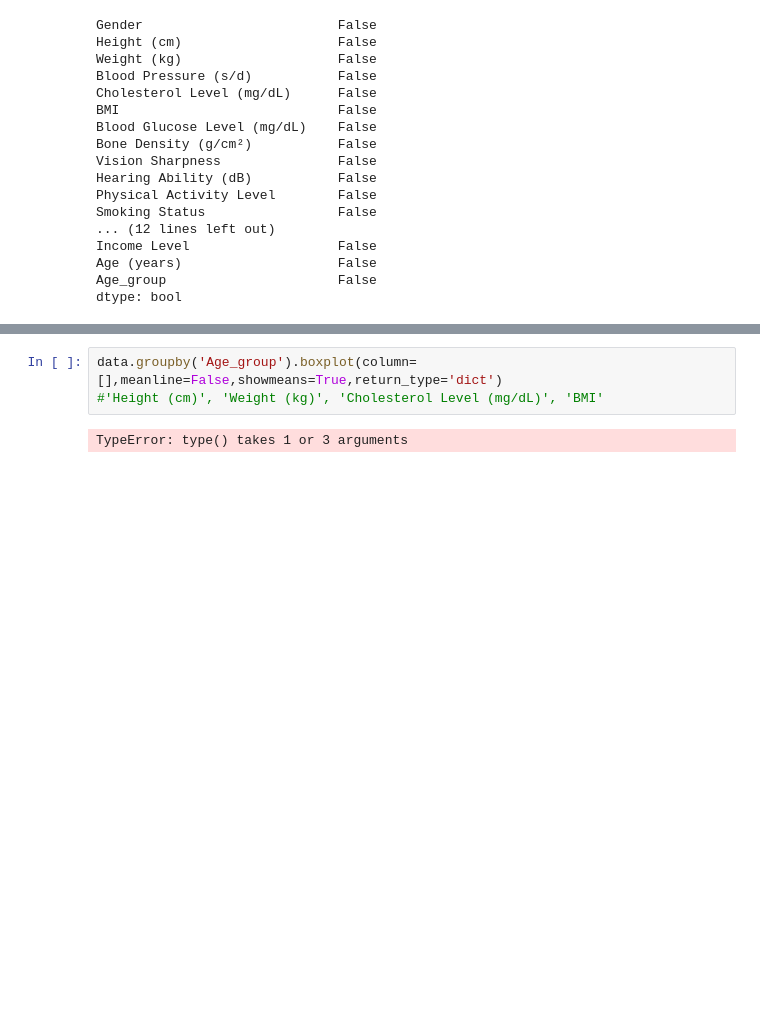
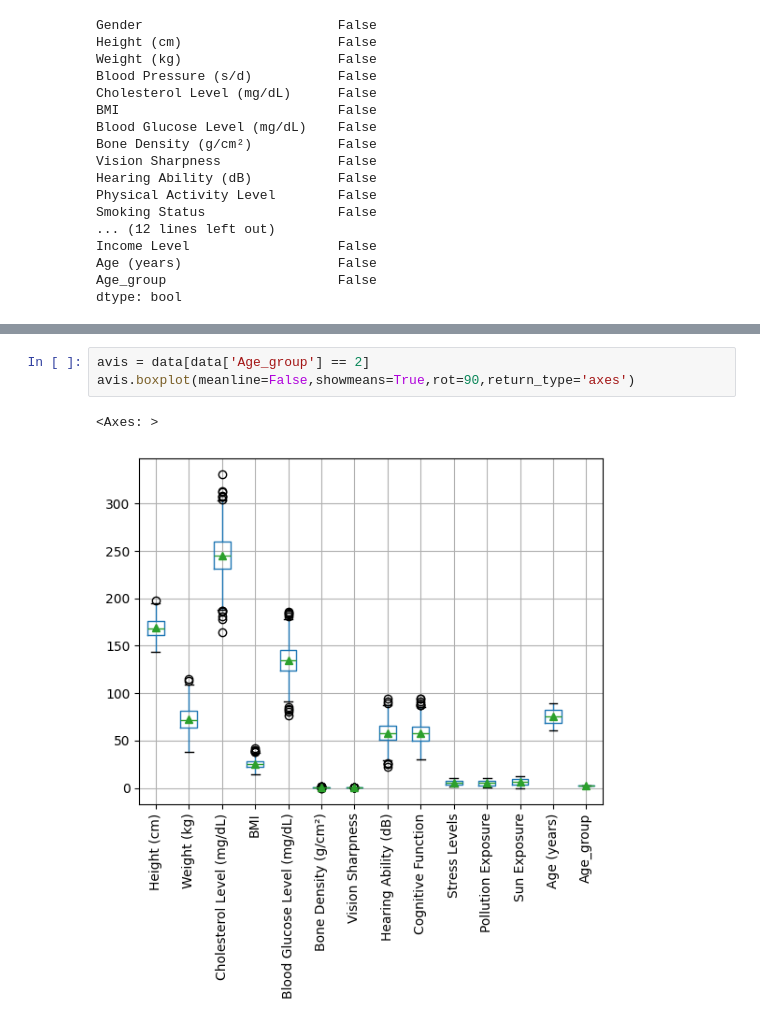
Before and after one commit to PauRF03/practica-MIDA, a Jupyter notebook: Preprocessing.ipynb, the cells around one changed output, grey strips where cells are left out. Cells and saved outputs as stored; diff of their text form; blank space fills up the shorter version.

```diff
--- a/Preprocessing.ipynb
+++ b/Preprocessing.ipynb
@@ -66,5 +72,6 @@ data = data.fillna(value=values)
 # %%
-data.groupby('Age_group').boxplot(column=[],meanline=False,showmeans=True,return_type='dict')
-#'Height (cm)', 'Weight (kg)', 'Cholesterol Level (mg/dL)', 'BMI'
+avis = data[data['Age_group'] == 2]
+avis.boxplot(meanline=False,showmeans=True,rot=90,return_type='axes')
 # %% [output]
-TypeError: type() takes 1 or 3 arguments
+<Axes: >
+[figure, added]
```
Also changed, not shown: parts of 5 cells of this notebook.
